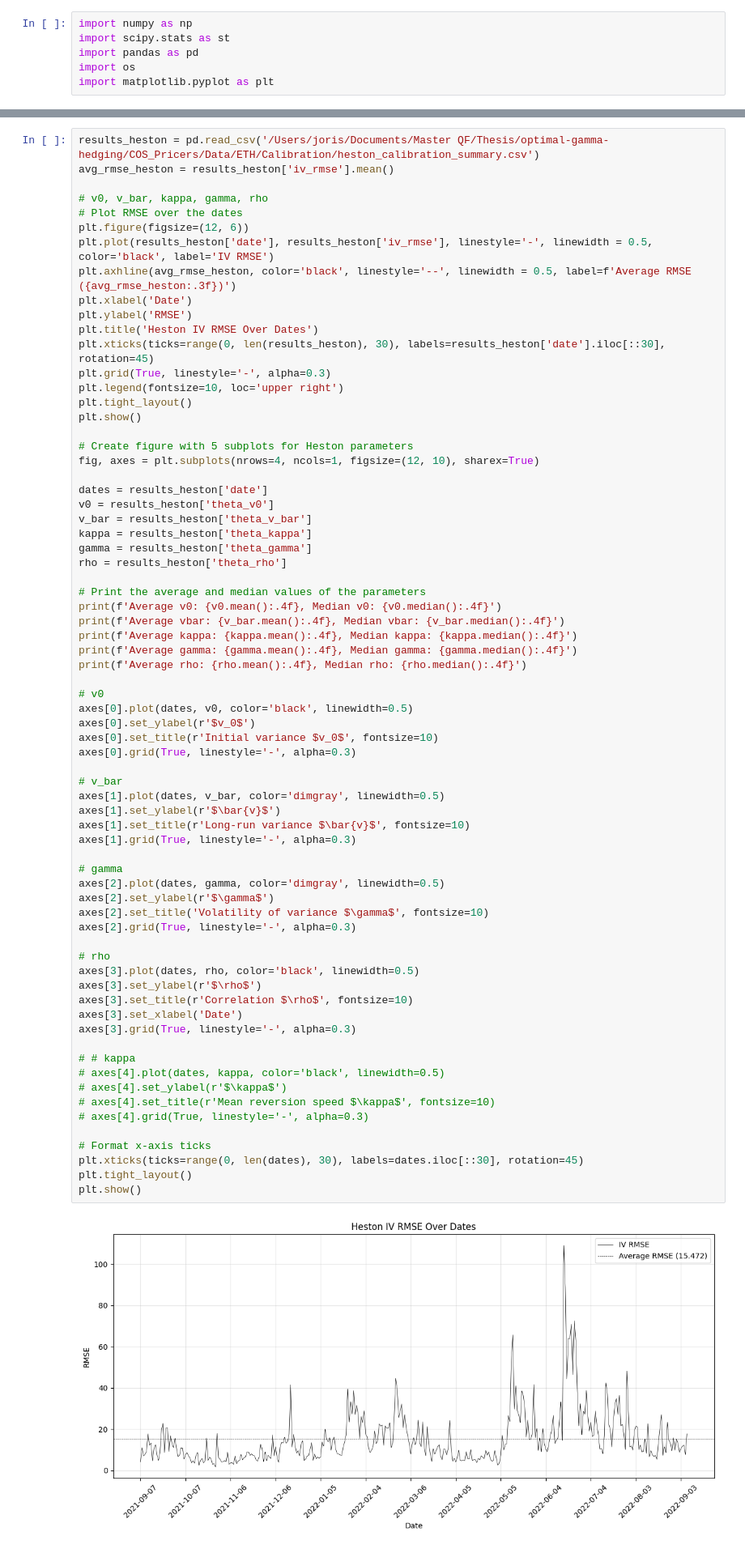
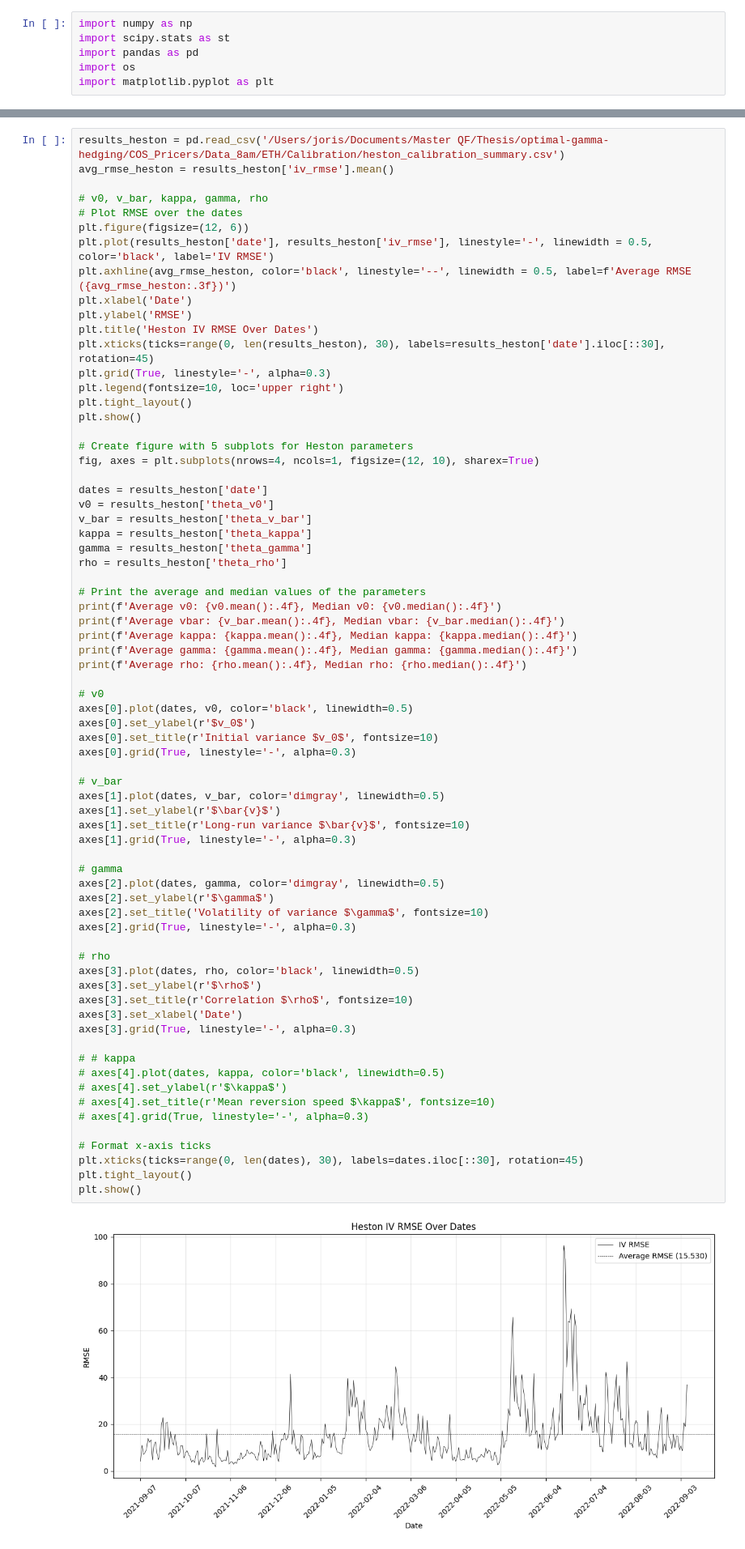
Before and after one commit to jorismilot/optimal-gamma-hedging, a Jupyter notebook: COS_Pricers/Results/COS_Pricer_Results_ETH.ipynb, the cells around one changed output, grey strips where cells are left out. Shown at 81% size. Drawn from its saved outputs; the diff is of its cells as text.

```diff
--- a/COS_Pricers/Results/COS_Pricer_Results_ETH.ipynb
+++ b/COS_Pricers/Results/COS_Pricer_Results_ETH.ipynb
@@ -188,5 +188,5 @@ Average p1: 0.1832, Median p₁: 0.0624
 # %%
-results_heston = pd.read_csv('/Users/joris/Documents/Master QF/Thesis/optimal-gamma-hedging/COS_Pricers/Data/ETH/Calibration/heston_calibration_summary.csv')
+results_heston = pd.read_csv('/Users/joris/Documents/Master QF/Thesis/optimal-gamma-hedging/COS_Pricers/Data_8am/ETH/Calibration/heston_calibration_summary.csv')
 avg_rmse_heston = results_heston['iv_rmse'].mean()
 
 # v0, v_bar, kappa, gamma, rho
@@ -229,32 +229,32 @@ axes[0].grid(True, linestyle='-', alpha=0.3)
 # v_bar
 axes[1].plot(dates, v_bar, color='dimgray', linewidth=0.5)
 axes[1].set_ylabel(r'$\bar{v}$')
 axes[1].set_title(r'Long-run variance $\bar{v}$', fontsize=10)
 axes[1].grid(True, linestyle='-', alpha=0.3)
 
 # gamma
 axes[2].plot(dates, gamma, color='dimgray', linewidth=0.5)
 axes[2].set_ylabel(r'$\gamma$')
 axes[2].set_title('Volatility of variance $\gamma$', fontsize=10)
 axes[2].grid(True, linestyle='-', alpha=0.3)
 
 # rho
 axes[3].plot(dates, rho, color='black', linewidth=0.5)
 axes[3].set_ylabel(r'$\rho$')
 axes[3].set_title(r'Correlation $\rho$', fontsize=10)
 axes[3].set_xlabel('Date')
 axes[3].grid(True, linestyle='-', alpha=0.3)
 
 # # kappa
 # axes[4].plot(dates, kappa, color='black', linewidth=0.5)
 # axes[4].set_ylabel(r'$\kappa$')
 # axes[4].set_title(r'Mean reversion speed $\kappa$', fontsize=10)
 # axes[4].grid(True, linestyle='-', alpha=0.3)
 
 # Format x-axis ticks
 plt.xticks(ticks=range(0, len(dates), 30), labels=dates.iloc[::30], rotation=45)
 plt.tight_layout()
 plt.show()
 # %% [output]
-[figure, old version]
+[figure, new version]
 Average v0: 0.7577, Median v0: 0.6402
```
Also changed, not shown: parts of 6 cells of this notebook, 13 other files.
